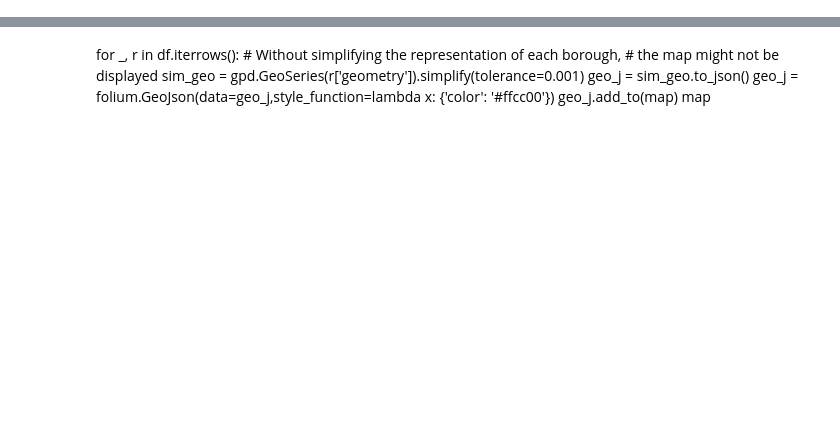
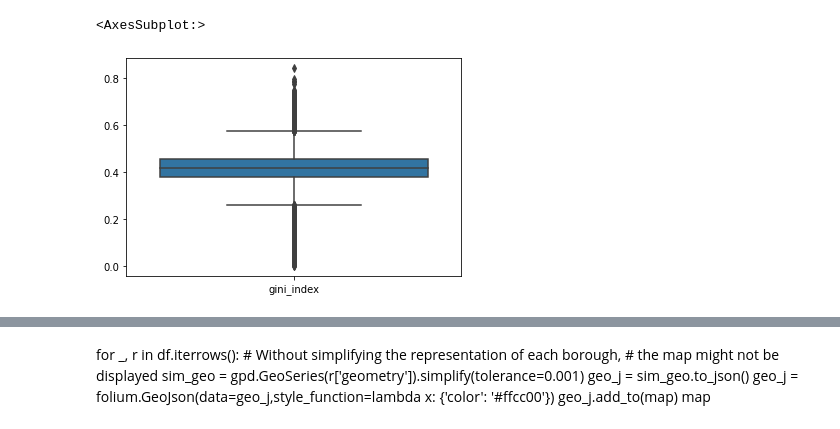
Before and after one commit to nadiiia/bumble_interview, a Jupyter notebook: Bumble_interview.ipynb, the cells around one changed output, grey strips where cells are left out. Saved outputs shown, nothing was run; the diff lists cells and outputs as text; code cells hidden in the pictures; blank space fills up the shorter version.

```diff
--- a/Bumble_interview.ipynb
+++ b/Bumble_interview.ipynb
@@ -24,0 +67,5 @@ df.info()
+# %%
+sns.boxplot(data=df[['gini_index']])
+# %% [output]
+<AxesSubplot:>
+[figure, added]
```
Also changed, not shown: parts of 42 cells of this notebook.
